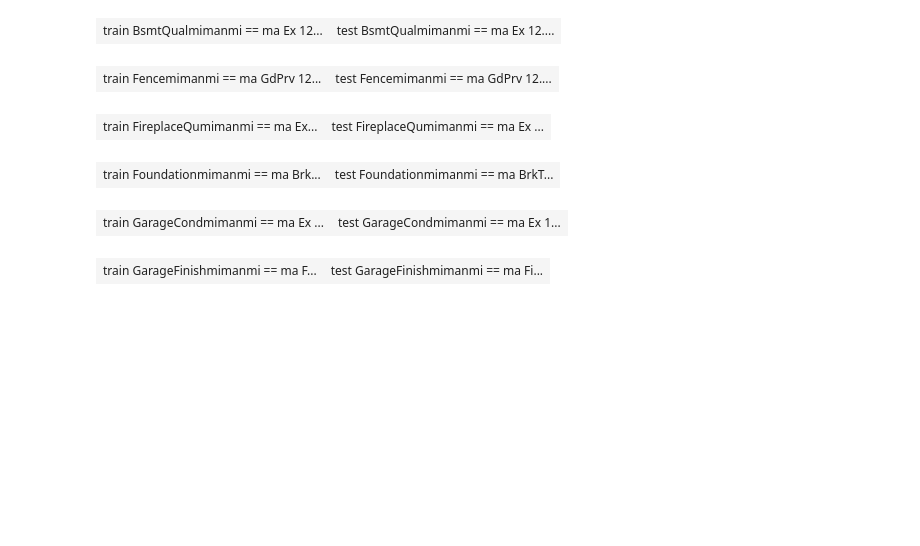
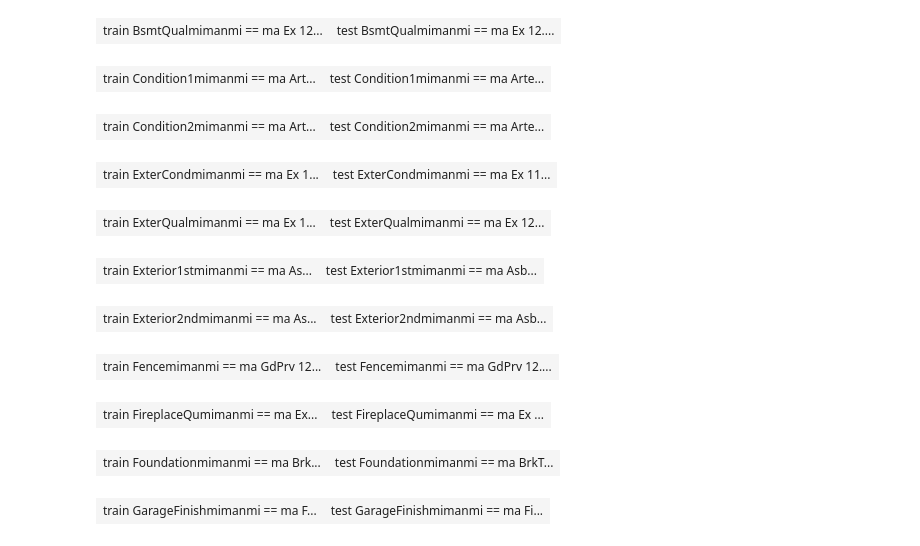
Before and after one commit to MatrixNorm/kaggle, a Jupyter notebook: house-prices/R/notebooks/char_to_numeric_1.ipynb, the cells around one changed output. Saved outputs shown, nothing was run; the diff lists cells and outputs as text; code cells hidden in the pictures; blank space fills up the shorter version.

```diff
--- a/house-prices/R/notebooks/char_to_numeric_1.ipynb
+++ b/house-prices/R/notebooks/char_to_numeric_1.ipynb
@@ -166,16 +164,30 @@ type2(BsmtQual, basement_height_quality)
 # %% [output]
 | train BsmtFinType2mimanmi == ma A... | test BsmtFinType2mimanmi == ma AL... |
 | train BsmtQualmimanmi == ma Ex 12... | test BsmtQualmimanmi == ma Ex 12.... |
+# %%
+type2(Condition1, cond1)
+type2(Condition2, cond2)
+# %% [output]
+| train Condition1mimanmi == ma Art... | test Condition1mimanmi == ma Arte... |
+| train Condition2mimanmi == ma Art... | test Condition2mimanmi == ma Arte... |
+# %%
+type2(ExterCond, exter_cond)
+type2(ExterQual, exter_qual)
+# %% [output]
+| train ExterCondmimanmi == ma Ex 1... | test ExterCondmimanmi == ma Ex 11... |
+| train ExterQualmimanmi == ma Ex 1... | test ExterQualmimanmi == ma Ex 12... |
+# %%
+type2(Exterior1st, exter_1)
+type2(Exterior2nd, exter_2)
+# %% [output]
+| train Exterior1stmimanmi == ma As... | test Exterior1stmimanmi == ma Asb... |
+| train Exterior2ndmimanmi == ma As... | test Exterior2ndmimanmi == ma Asb... |
 # %%
 type2(Fence, fence)
 type2(FireplaceQu, fireplace_qual)
+type2(Foundation, foundation)
 # %% [output]
 | train Fencemimanmi == ma GdPrv 12... | test Fencemimanmi == ma GdPrv 12.... |
 | train FireplaceQumimanmi == ma Ex... | test FireplaceQumimanmi == ma Ex ... |
+| train Foundationmimanmi == ma Brk... | test Foundationmimanmi == ma BrkT... |
-# %%
-type2(Foundation, foundation)
-type2(GarageCond, garage_cond)
-# %% [output]
-| train Foundationmimanmi == ma Brk... | test Foundationmimanmi == ma BrkT... |
-| train GarageCondmimanmi == ma Ex ... | test GarageCondmimanmi == ma Ex 1... |
 # %%
```
Also changed, not shown: parts of 2 cells of this notebook, 1 other file.
